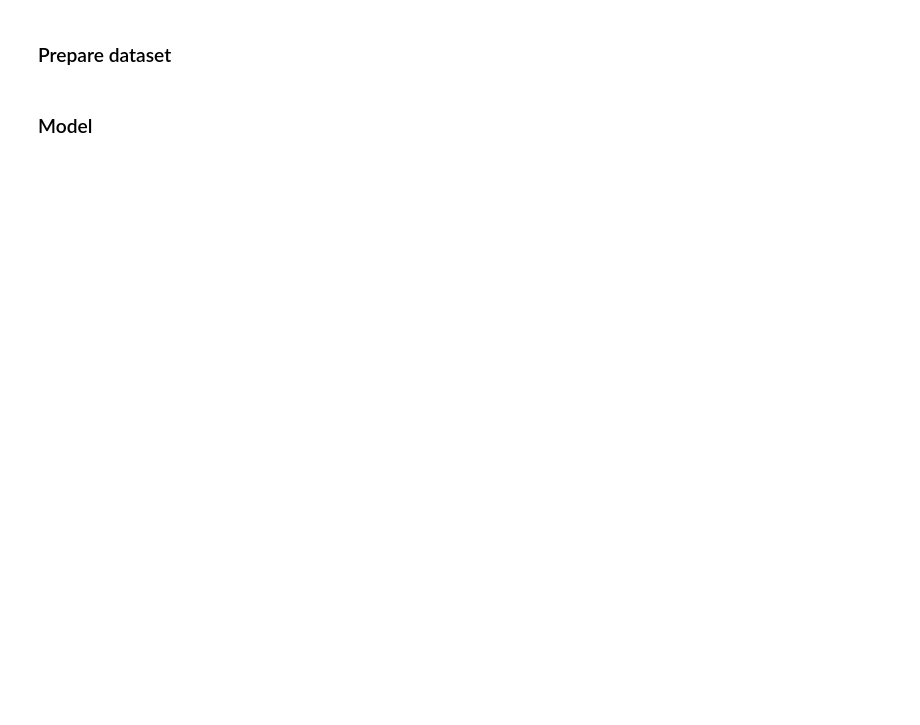
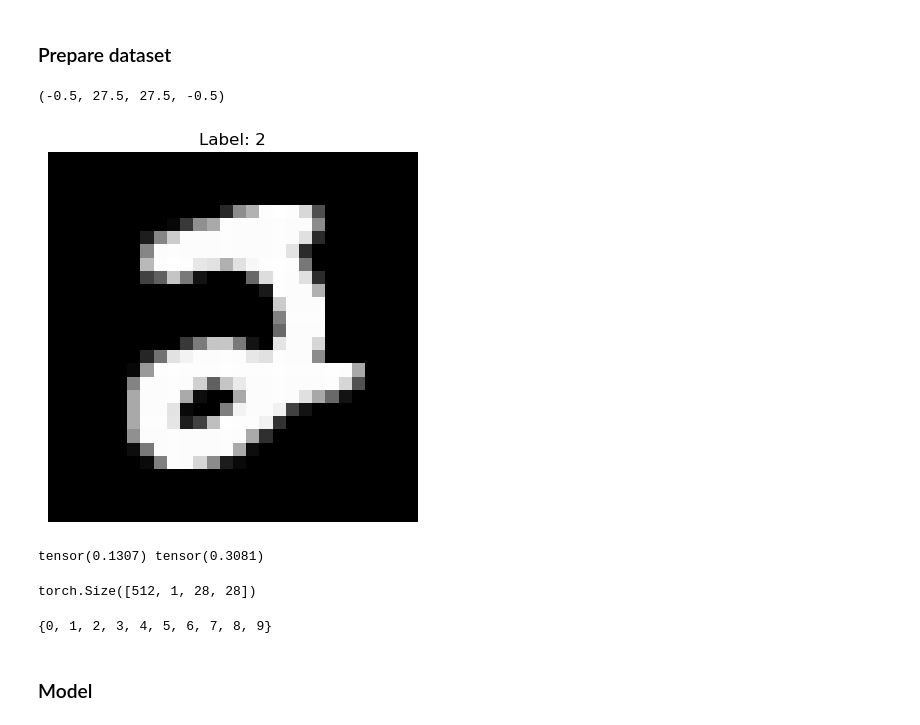
Before and after one commit to edithh81/ViTClassification, a Jupyter notebook: notebooks/viT.ipynb, the cells around one changed output. Saved outputs shown, nothing was run; the diff lists cells and outputs as text; code cells hidden in the pictures; blank space fills up the shorter version.

```diff
--- a/notebooks/viT.ipynb
+++ b/notebooks/viT.ipynb
@@ -48,10 +51,29 @@ EPOCHS = 10
 # %%
-num_samples = len(img_dataset)
-n_train = int(num_samples * TRAIN_RATIO)
-n_val = int(num_samples * VAL_RATIO)
-n_test = num_samples - n_train - n_val
-train_dataset, val_dataset, test_dataset = torch.utils.data.random_split(img_dataset, [n_train, n_val, n_test])
-train_dataset.dataset.transform = train_transforms
-val_dataset.dataset.transform = test_transforms
-test_dataset.dataset.transform = test_transforms
+n_train = int(len(train_dataset) * TRAIN_RATIO)
+n_val = len(train_dataset) - n_train
+
+train_data, valid_data = torch.utils.data.random_split(train_dataset, [n_train, n_val])
+mean = train_data.dataset.data.float().mean() / 255.0
+std = train_data.dataset.data.float().std() / 255.0
+
+train_transform = transforms.Compose([
+    transforms.ToTensor(),
+    transforms.Normalize((mean,), (std,)),
+])
+test_transform = transforms.Compose([
+    transforms.ToTensor(),
+    transforms.Normalize((mean,), (std,)),
+])
+
+train_data.dataset.transform = train_transform
+valid_data.dataset.transform = test_transform
+# %%
+img, label = train_data[0]
+os.environ["KMP_DUPLICATE_LIB_OK"] = "TRUE"
+plt.imshow(img[0], cmap='gray')
+plt.title(f"Label: {label}")
+plt.axis('off')
+# %% [output]
+(-0.5, 27.5, 27.5, -0.5)
+[figure, added]
 # %%
@@ -61,3 +82,15 @@ test_loader = DataLoader(test_dataset, batch_size=BATCH_SIZE, shuffle=False)
+# %%
+print(mean, std)
+# %% [output]
+tensor(0.1307) tensor(0.3081)
+# %%
+next(iter(train_loader))[0].shape  # warm up the data loader
+# %% [output]
+torch.Size([512, 1, 28, 28])
+# %%
+print(set([label for _, label in train_dataset]))
+# %% [output]
+{0, 1, 2, 3, 4, 5, 6, 7, 8, 9}
 # %% [markdown]
 ### Model
 # %%
```
Also changed, not shown: parts of 24 cells of this notebook, 11 other files.
